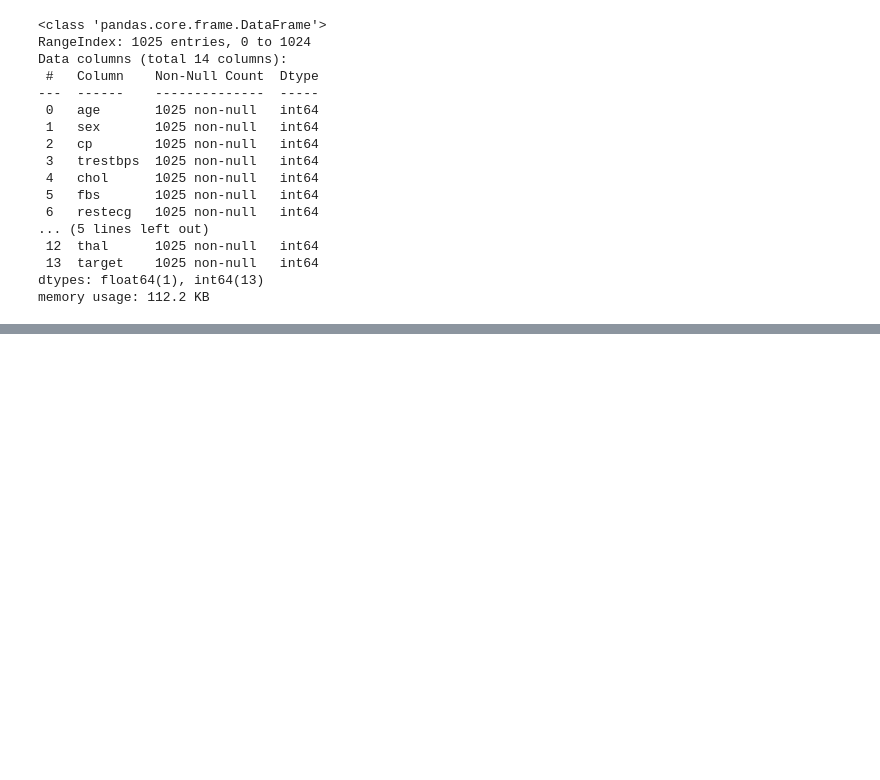
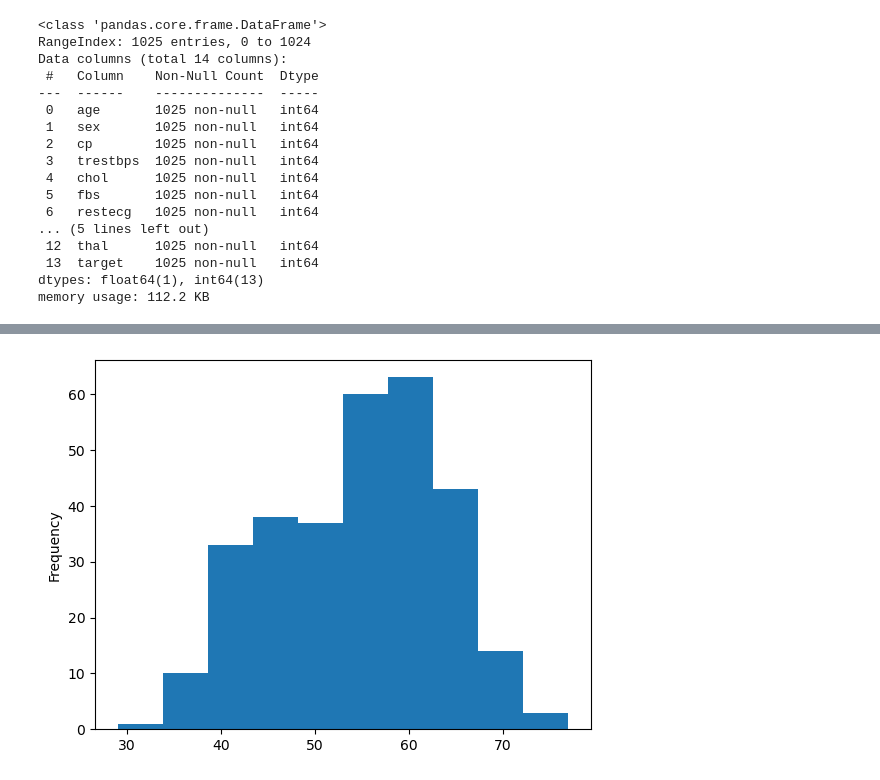
Before and after one commit to ilkeery/heart-disease-classifier, a Jupyter notebook: milestone-project-1.ipynb, the cells around one changed output, grey strips where cells are left out. Saved outputs shown, nothing was run; the diff lists cells and outputs as text; code cells hidden in the pictures; blank space fills up the shorter version.

```diff
--- a/milestone-project-1.ipynb
+++ b/milestone-project-1.ipynb
@@ -181,0 +279,5 @@ df.isna().sum()
+# %%
+# Check the distrubution of the age column with a histogram
+df.age.plot.hist();
+# %% [output]
+[figure, added]
```
Also changed, not shown: parts of 39 cells of this notebook.
